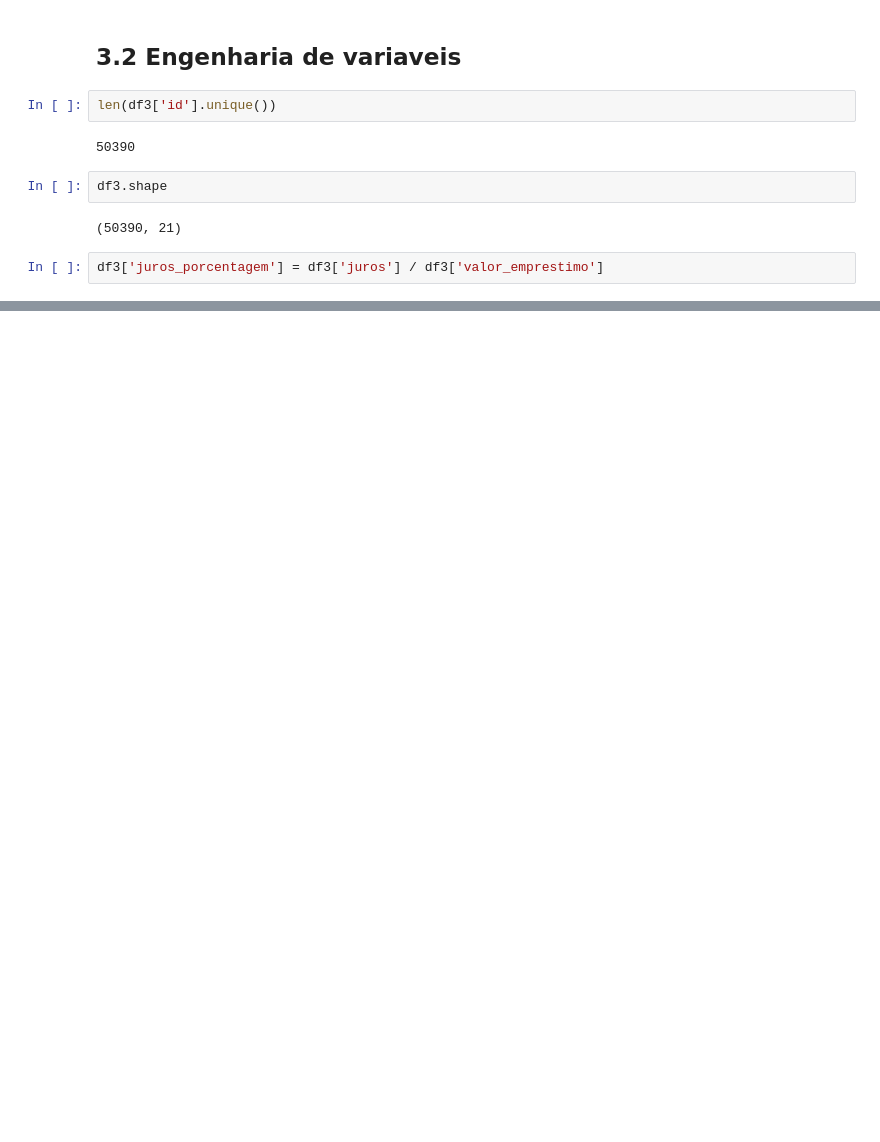
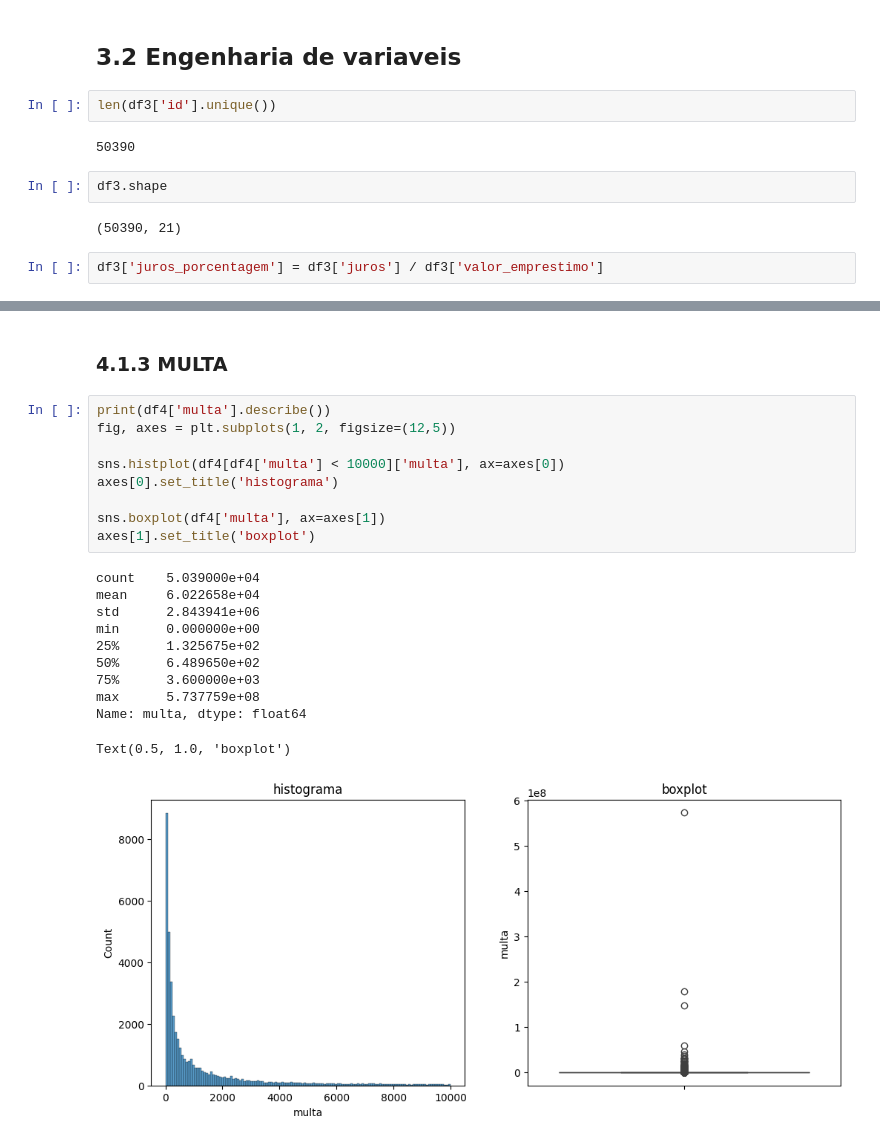
Before and after one commit to douglasaturnino/ml-shap, a Jupyter notebook: notebook/shap_model.ipynb, the cells around one changed output, grey strips where cells are left out. Saved outputs shown, nothing was run; the diff lists cells and outputs as text; blank space fills up the shorter version.

```diff
--- a/notebook/shap_model.ipynb
+++ b/notebook/shap_model.ipynb
@@ -242,0 +301,23 @@ df3['juros_porcentagem'] = df3['juros'] / df3['valor_emprestimo']
+# %% [markdown]
+### 4.1.3 MULTA
+# %%
+print(df4['multa'].describe())
+fig, axes = plt.subplots(1, 2, figsize=(12,5))
+
+sns.histplot(df4[df4['multa'] < 10000]['multa'], ax=axes[0])
+axes[0].set_title('histograma')
+
+sns.boxplot(df4['multa'], ax=axes[1])
+axes[1].set_title('boxplot')
+# %% [output]
+count    5.039000e+04
+mean     6.022658e+04
+std      2.843941e+06
+min      0.000000e+00
+25%      1.325675e+02
+50%      6.489650e+02
+75%      3.600000e+03
+max      5.737759e+08
+Name: multa, dtype: float64
+Text(0.5, 1.0, 'boxplot')
+[figure, added]
```
Also changed, not shown: parts of 34 cells of this notebook.
